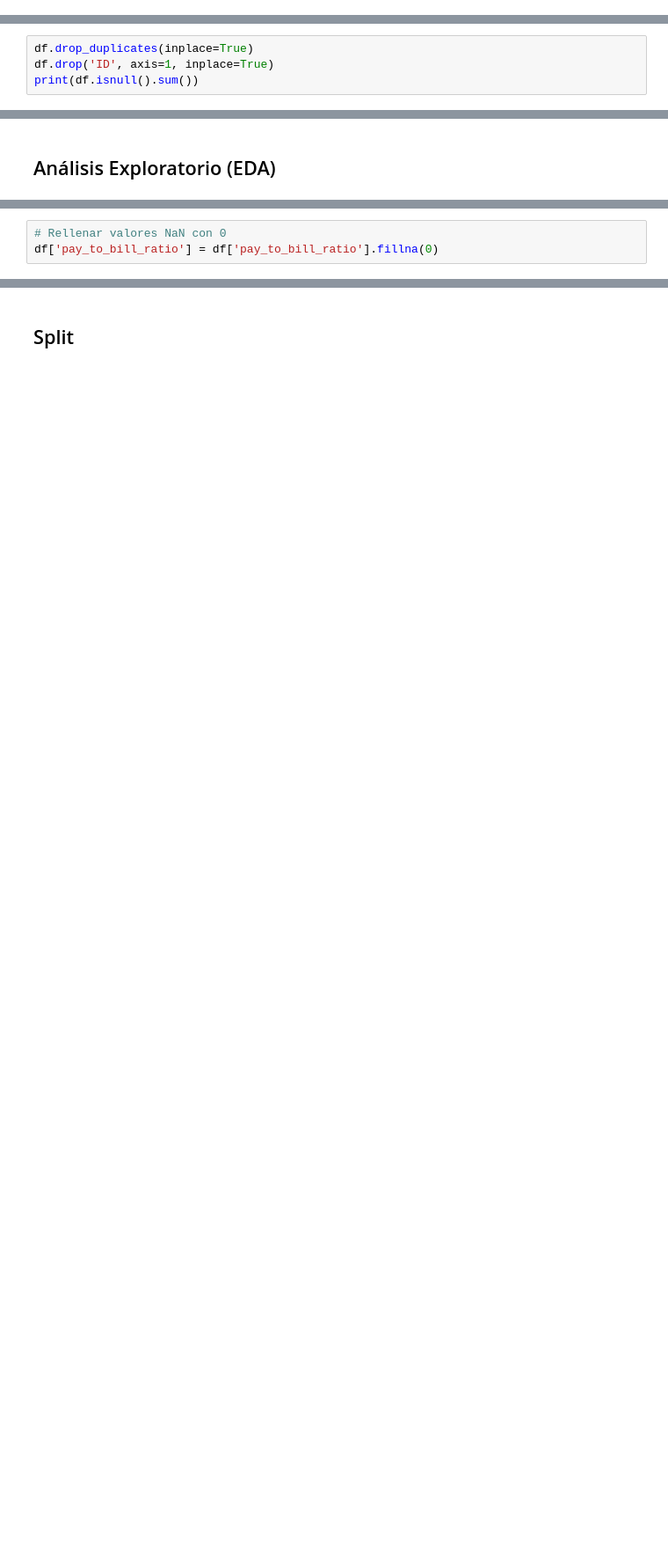
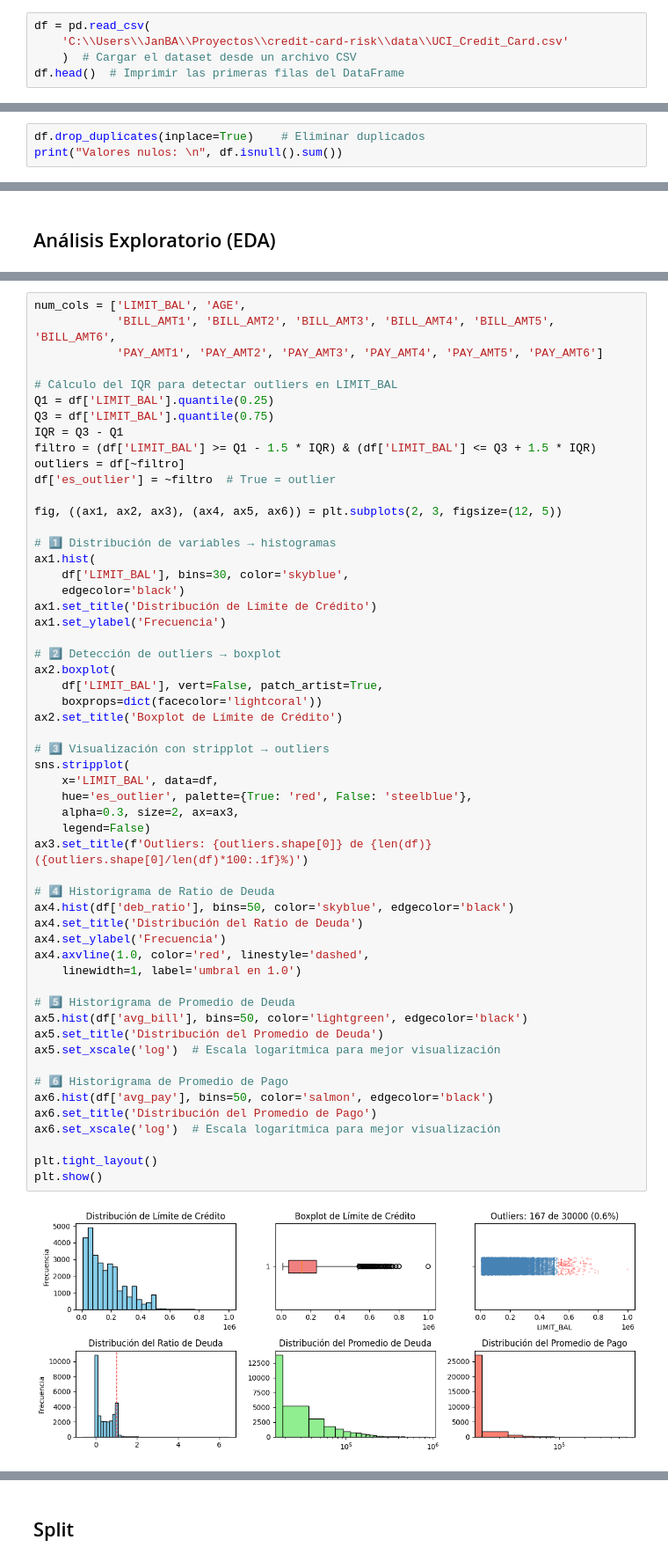
Before and after one commit to Jane-BA/credit-card-risk, a Jupyter notebook: notebook/modelo-credit.ipynb, the cells around one changed output, grey strips where cells are left out. Shown at 88% size. Cells and saved outputs as stored; diff of their text form; blank space fills up the shorter version.

Commit message:
Changes to be committed: 	deleted:    .gitignore 	deleted:    README 	renamed:    README.md -> README-CCR.md 	modified:   notebook/modelo-credit.ipynb

```diff
--- a/notebook/modelo-credit.ipynb
+++ b/notebook/modelo-credit.ipynb
@@ -63,0 +56,5 @@ Ese código funciona, pero en trabajo real deberías:
+# %%
+df = pd.read_csv(
+    'C:\\Users\\JanBA\\Proyectos\\credit-card-risk\\data\\UCI_Credit_Card.csv'
+    )  # Cargar el dataset desde un archivo CSV
+df.head()  # Imprimir las primeras filas del DataFrame
@@ -82,6 +112,5 @@ print(df.nunique())
 # %% [markdown]
 ## 3. Limpieza
 # %%
-df.drop_duplicates(inplace=True)
-df.drop('ID', axis=1, inplace=True)
-print(df.isnull().sum())
+df.drop_duplicates(inplace=True)    # Eliminar duplicados
+print("Valores nulos: \n", df.isnull().sum())
@@ -275,3 +233,0 @@ En este caso, probablemente NO debes eliminarlos. Solo analizarlos.
-# %%
-# Rellenar valores NaN con 0
-df['pay_to_bill_ratio'] = df['pay_to_bill_ratio'].fillna(0)
@@ -277,0 +237,57 @@ df['pay_to_bill_ratio'] = df['pay_to_bill_ratio'].fillna(0)
+# %%
+num_cols = ['LIMIT_BAL', 'AGE',
+            'BILL_AMT1', 'BILL_AMT2', 'BILL_AMT3', 'BILL_AMT4', 'BILL_AMT5', 'BILL_AMT6',
+            'PAY_AMT1', 'PAY_AMT2', 'PAY_AMT3', 'PAY_AMT4', 'PAY_AMT5', 'PAY_AMT6']
+
+# Cálculo del IQR para detectar outliers en LIMIT_BAL
+Q1 = df['LIMIT_BAL'].quantile(0.25)
+Q3 = df['LIMIT_BAL'].quantile(0.75)
+IQR = Q3 - Q1
+filtro = (df['LIMIT_BAL'] >= Q1 - 1.5 * IQR) & (df['LIMIT_BAL'] <= Q3 + 1.5 * IQR)
+outliers = df[~filtro]
+df['es_outlier'] = ~filtro  # True = outlier
+
+fig, ((ax1, ax2, ax3), (ax4, ax5, ax6)) = plt.subplots(2, 3, figsize=(12, 5))
+
+# 1️⃣ Distribución de variables → histogramas
+ax1.hist(
+    df['LIMIT_BAL'], bins=30, color='skyblue',
+    edgecolor='black')
+ax1.set_title('Distribución de Límite de Crédito')
+ax1.set_ylabel('Frecuencia')
+
+# 2️⃣ Detección de outliers → boxplot
+ax2.boxplot(
+    df['LIMIT_BAL'], vert=False, patch_artist=True,
+    boxprops=dict(facecolor='lightcoral'))
+ax2.set_title('Boxplot de Límite de Crédito')
+
+# 3️⃣ Visualización con stripplot → outliers
+sns.stripplot(
+    x='LIMIT_BAL', data=df,
+    hue='es_outlier', palette={True: 'red', False: 'steelblue'},
+    alpha=0.3, size=2, ax=ax3,
+    legend=False)
+ax3.set_title(f'Outliers: {outliers.shape[0]} de {len(df)} ({outliers.shape[0]/len(df)*100:.1f}%)')
+
+# 4️⃣ Historigrama de Ratio de Deuda
+ax4.hist(df['deb_ratio'], bins=50, color='skyblue', edgecolor='black')
+ax4.set_title('Distribución del Ratio de Deuda')
+ax4.set_ylabel('Frecuencia')
+ax4.axvline(1.0, color='red', linestyle='dashed',
+    linewidth=1, label='umbral en 1.0')
+
+# 5️⃣ Historigrama de Promedio de Deuda
+ax5.hist(df['avg_bill'], bins=50, color='lightgreen', edgecolor='black')
+ax5.set_title('Distribución del Promedio de Deuda')
+ax5.set_xscale('log')  # Escala logarítmica para mejor visualización
+
+# 6️⃣ Historigrama de Promedio de Pago
+ax6.hist(df['avg_pay'], bins=50, color='salmon', edgecolor='black')
+ax6.set_title('Distribución del Promedio de Pago')
+ax6.set_xscale('log')  # Escala logarítmica para mejor visualización
+
+plt.tight_layout()
+plt.show()
+# %% [output]
+[figure, added]
```
Also changed, not shown: parts of 47 cells of this notebook, 3 other files.
